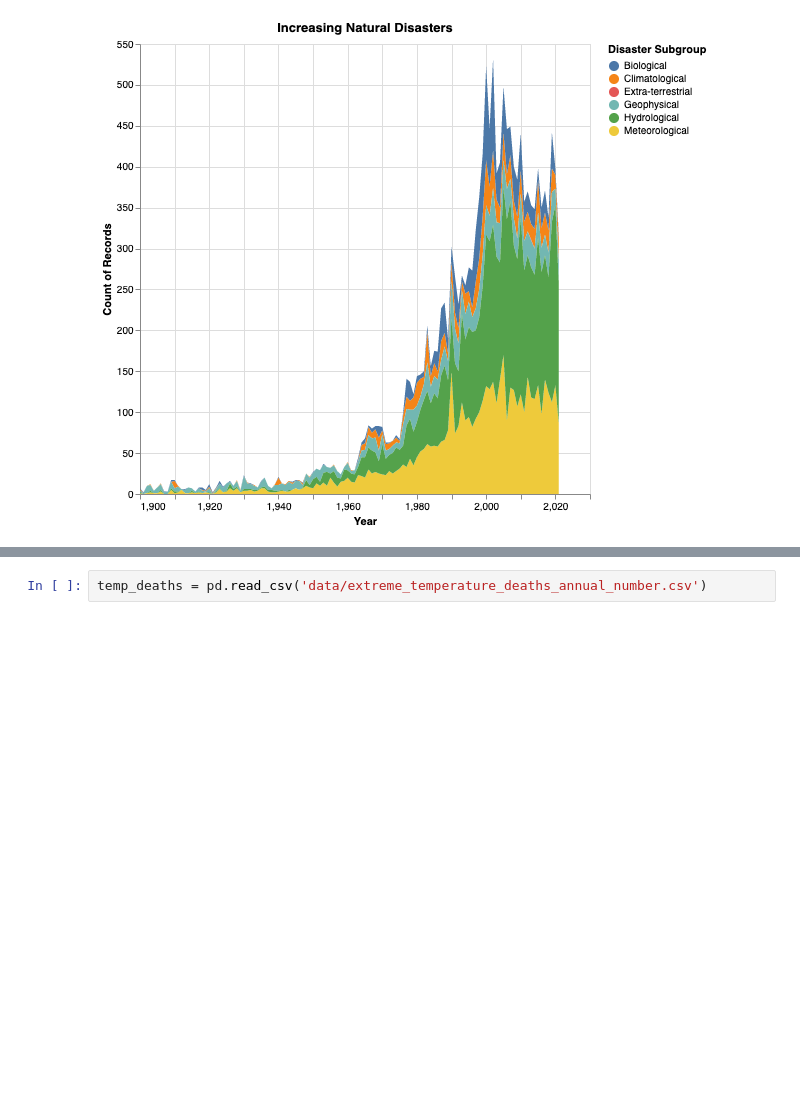
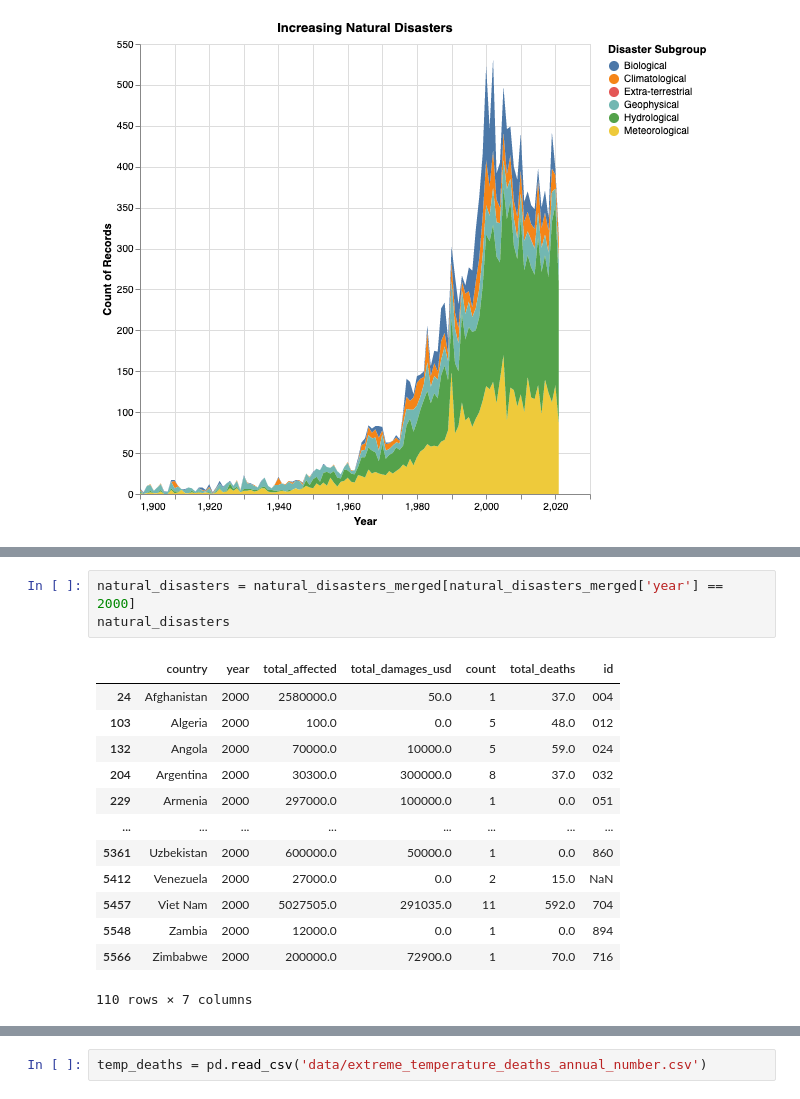
Before and after one commit to mel-liow/climate-analysis, a Jupyter notebook: climate_analysis.ipynb, the cells around one changed output, grey strips where cells are left out. Saved outputs shown, nothing was run; the diff lists cells and outputs as text; blank space fills up the shorter version.

```diff
--- a/climate_analysis.ipynb
+++ b/climate_analysis.ipynb
@@ -265,0 +321,17 @@ alt.Chart(natural_disasters_df, title="Increasing Natural Disasters").mark_area(
+# %%
+natural_disasters = natural_disasters_merged[natural_disasters_merged['year'] == 2000]
+natural_disasters
+# %% [output]
+|  | country | year | total_affected | total_damages_usd | count | total_deaths | id |
+| 24 | Afghanistan | 2000 | 2580000.0 | 50.0 | 1 | 37.0 | 004 |
+| 103 | Algeria | 2000 | 100.0 | 0.0 | 5 | 48.0 | 012 |
+| 132 | Angola | 2000 | 70000.0 | 10000.0 | 5 | 59.0 | 024 |
+| 204 | Argentina | 2000 | 30300.0 | 300000.0 | 8 | 37.0 | 032 |
+| 229 | Armenia | 2000 | 297000.0 | 100000.0 | 1 | 0.0 | 051 |
+| ... | ... | ... | ... | ... | ... | ... | ... |
+| 5361 | Uzbekistan | 2000 | 600000.0 | 50000.0 | 1 | 0.0 | 860 |
+| 5412 | Venezuela | 2000 | 27000.0 | 0.0 | 2 | 15.0 | NaN |
+| 5457 | Viet Nam | 2000 | 5027505.0 | 291035.0 | 11 | 592.0 | 704 |
+| 5548 | Zambia | 2000 | 12000.0 | 0.0 | 1 | 0.0 | 894 |
+| 5566 | Zimbabwe | 2000 | 200000.0 | 72900.0 | 1 | 70.0 | 716 |
+110 rows × 7 columns
```
Also changed, not shown: parts of 4 cells of this notebook.
